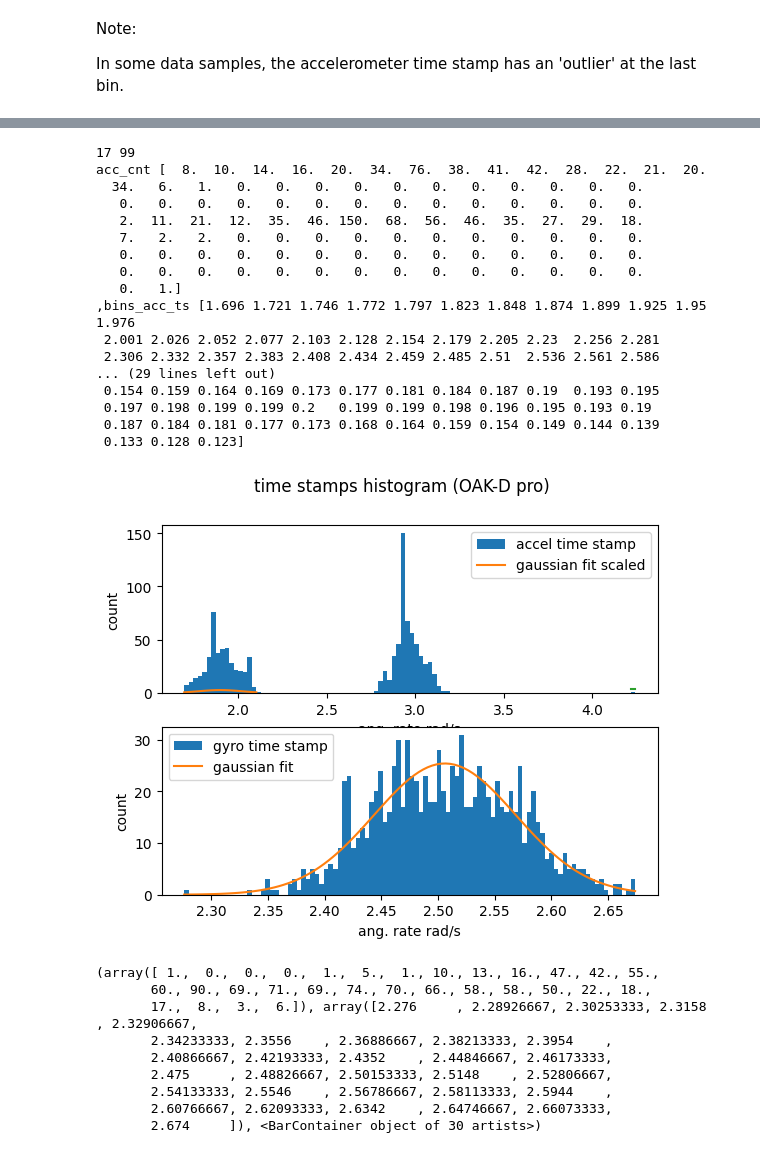
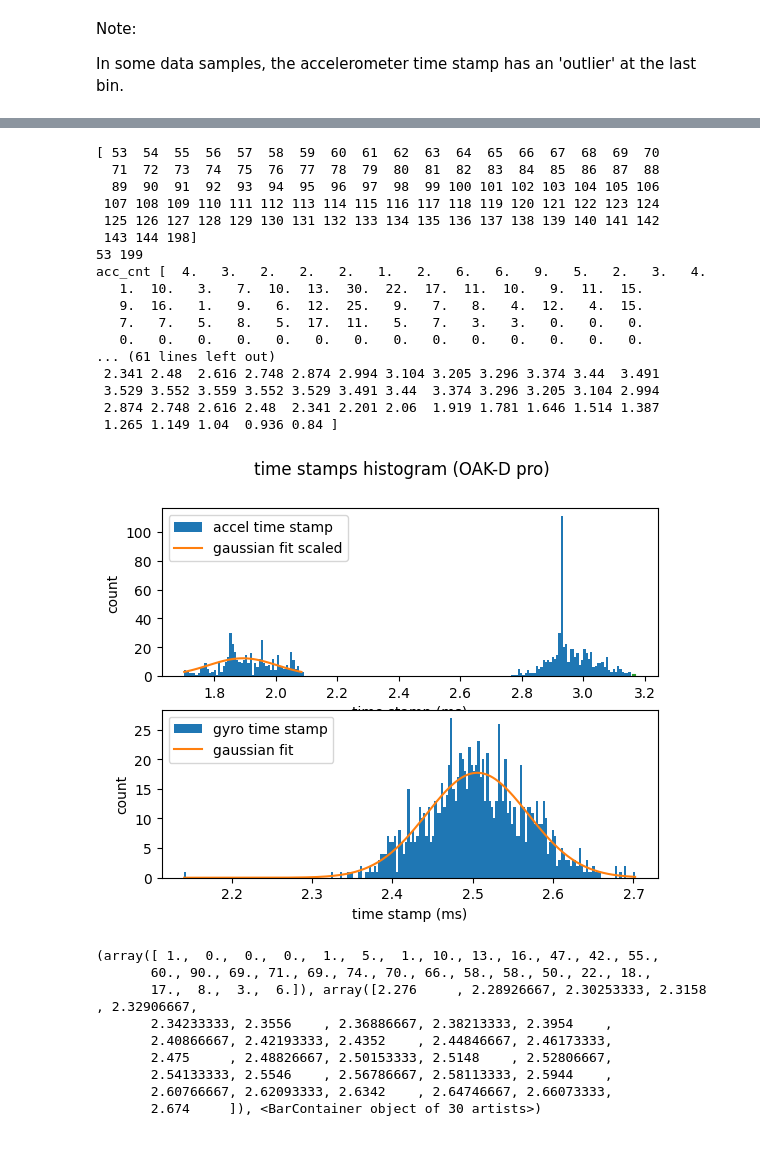
Before and after one commit to diplodocuslongus/depthai2know, a Jupyter notebook: IMU/imu_noise_characterization.ipynb, the cells around one changed output, grey strips where cells are left out. Drawn from its saved outputs; the diff is of its cells as text; code cells hidden in the pictures.

```diff
--- a/IMU/imu_noise_characterization.ipynb
+++ b/IMU/imu_noise_characterization.ipynb
@@ -32,7 +32,15 @@ import scipy.stats as stats
 
 HOME = os.getenv("HOME")
 #CSV_FILENAME = 'imu_oakdpro_1hr_28032024.csv'
-CSV_FILENAME = 'imu_oak_BNO086_6mn_gyroSR400_accSR500.csv'
+# CSV_FILENAME = 'imu_oak_BNO086_6mn_gyroSR400_accSR500_yDown.csv'
+CSV_FILENAME = 'oak_BNO086_6mn_gyroSR400_accSR500_level.csv'
+# CSV_FILENAME = 'oak_BNO086_6mn_gyroSR400_accSR500_xUp.csv'
+
+# CSV_FILENAME = 'oak_BNO086_6mn_gyroSR400_accSR500_yDown.csv'
+# CSV_FILENAME = 'oak_BNO086_6mn_gyroSR400_accSR500_yUp.csv'
+# CSV_FILENAME = 'oak_BNO086_6mn_gyroSR400_accSR500_zUp.csv'
+# CSV_FILENAME = 'oak_BNO086_6mn_gyroSR400_accSR500_zDown.csv'
+# CSV_FILENAME = 'imu_oak_BNO086_6mn_gyroSR400_accSR500.csv'
 # CSV_FILENAME = 'imu_oak_BNO086_6mn_gyroSR100_accSR125.csv'
 # CSV_FILENAME = HOME+'/Data/Drones/IMU/imu_oak_BNO086_2hr_02042024.csv'
 FS = 100  # Sample rate [Hz]
@@ -101,13 +109,13 @@ print(f'total number of samples: {tot_nb_sample}')
 # %% [output]
 total number of samples: 144000
 # %%
-NBINS = 100
+NBINS = 200
 acc_ts_grad=np.gradient(acc_ts[1:]) # remove the first sample which is off
 gyro_ts_grad=np.gradient(ts)
 print(len(acc_ts_grad))
 # idx_high_ts = np.where(acc_ts_grad < 1.0)
 # print(idx_high_ts)
-print(f'{acc_ts_grad}')
+# print(f'{acc_ts_grad}')
 # plt.hist(acc_ts_grad,NBINS)
 # %% [output]
 999
@@ -141,11 +131,12 @@ f, axarr = plt.subplots(2, sharex=False)
 # f.set_figheight(12)
 # f.set_figwidth(8)
 f.suptitle(f'time stamps histogram (OAK-D pro)',fontsize = 12)
-acc_cnt, bins_acc_ts, _ = axarr[0].hist(acc_ts_grad, NBINS , density=False, label='accel time stamp') # alpha=0.1 is the opacity (alpha in 0 - 1 range)
+acc_cnt, bins_acc_ts, b = axarr[0].hist(acc_ts_grad, NBINS , density=False, label='accel time stamp') # alpha=0.1 is the opacity (alpha in 0 - 1 range)
 gyr_cnt, bins_gyro_ts, _ = axarr[1].hist(gyro_ts_grad, NBINS, density=False, label='gyro time stamp') #, density=1, alpha=0.5,label='gyro time stamp')
 
 # split the time stamp histo of the slowest sensor (the one with the smallest sampling rate)
 idx_bin_0_ts = np.where(acc_cnt == 0.0)[0]
+print(idx_bin_0_ts)
 idx_low_bins_ts = idx_bin_0_ts[0] # end index for which the histo count is not zero (lower ts)
 idx_hi_bins_ts = idx_bin_0_ts[-1]+1 # start index from which the histo count is not zero (higher ts)
 # print(idx_bin_0_ts,idx_low_bins_ts,idx_hi_bins_ts)
@@ -153,6 +144,9 @@ print(idx_low_bins_ts,idx_hi_bins_ts)
 
 bins_acc_low_ts = bins_acc_ts[:idx_low_bins_ts]
 bins_acc_hi_ts = bins_acc_ts[idx_hi_bins_ts:]
+
+cnt_acc_low_ts = acc_cnt[:idx_low_bins_ts]
+cnt_acc_hi_ts = acc_cnt[idx_hi_bins_ts:]
 # print(idx_hi_bins_ts)
 # print(bins_acc_low_ts, bins_acc_hi_ts, acc_cnt[idx_hi_bins_ts])
 # pouet
@@ -160,7 +154,7 @@ bins_acc_hi_ts = bins_acc_ts[idx_hi_bins_ts:]
 with np.printoptions(precision=3, suppress=True):
     print(f'acc_cnt {acc_cnt}\n,bins_acc_ts {bins_acc_ts}\n b {b}')
     print(f'gyr_cnt = {gyr_cnt},\nbins_gyro_ts {bins_gyro_ts}')
-
+'''
 # axarr[0].set_title('Gyro Angular rate X')
 accel_expectd_fit=(1.7,.06,100,3,0.06,200)
 # Create an array of length num_bins containing the center of each bin.
@@ -183,10 +177,7 @@ gyr_sigma=np.sqrt(np.diag(gyr_cov))
 print(f'gyr_params {gyr_params} ,{gyr_sigma}')
 # params,cov=curve_fit(bimodal,bins_acc_ts,expected)
 # print(f'bins from histo: { bins_gx,bins_gy,bins_gz}')
-
-mu, sigma = zip(stats.norm.fit(bins_acc_low_ts),stats.norm.fit(bins_acc_hi_ts),stats.norm.fit(gyro_ts_grad))
-mu_lowts, sigma_lowts = stats.norm.fit(acc_ts_grad)
-
+'''
 '''
 # yet another way for the fit
 from scipy.optimize import leastsq
@@ -197,54 +188,60 @@ init  = [1.0, 0.5, 0.5]
 # init  = [1.0, 0.5, 0.5, 0.5]
 out   = leastsq( errfunc, init, args=(gyr_cnt,gyro_bin_centers))
 c = out[0]
 print("Fit Coefficients:")
 print(c[0],c[1],abs(c[2]))
 # print(c[0],c[1],abs(c[2]),c[3])
 '''
 
+mu, sigma = zip(stats.norm.fit(bins_acc_low_ts),stats.norm.fit(bins_acc_hi_ts),stats.norm.fit(gyro_ts_grad))
+mu_lowts, sigma_lowts = stats.norm.fit(acc_ts_grad)
+
+
 print(f'Gaussian best fit mu, sigma = {mu,sigma}\nlower FS ts: {mu_lowts,sigma_lowts})')
 # gauss_fit_accts = stats.norm.pdf(bins_acc_ts, mu[0], sigma[0])
 gauss_fit_accts_low_ts = stats.norm.pdf(bins_acc_low_ts, mu[0], sigma[0])
 gauss_fit_accts_hi_ts = stats.norm.pdf(bins_acc_hi_ts, mu[1], sigma[1])
 gauss_fit_gyrots =  stats.norm.pdf(bins_gyro_ts, mu[2], sigma[2])
 # gauss_fit_gyrots = 1/sigma[1]* stats.norm.pdf(bins_gyro_ts, mu[1], sigma[1])
 # axarr[0].plot(bins_acc_low_ts,gauss_fit_accts_low_ts,label = 'gaussian fit')
-axarr[0].plot(bins_acc_low_ts,sum(bins_acc_low_ts)*gauss_fit_accts_low_ts/sum(gauss_fit_accts_low_ts),label = 'gaussian fit scaled')
-axarr[0].plot(bins_acc_hi_ts,sum(bins_acc_hi_ts)*gauss_fit_accts_hi_ts/sum(gauss_fit_accts_hi_ts))
+axarr[0].plot(bins_acc_low_ts,sum(cnt_acc_low_ts)*gauss_fit_accts_low_ts/sum(gauss_fit_accts_low_ts),label = 'gaussian fit scaled')
+axarr[0].plot(bins_acc_hi_ts,sum(cnt_acc_hi_ts)*gauss_fit_accts_hi_ts/sum(gauss_fit_accts_hi_ts))
 # axarr[0].plot(bins_acc_ts,gauss_fit_accts,label = 'gaussian fit')
 # axarr[0].plot(bins_acc_ts,bimodal(bins_acc_ts,*acc_params),'r+',label = 'bimodal fit')
 
 # axarr[1].plot(bins_gyro_ts,1/sigma[1]*gauss_fit_gyrots,label = 'gaussian fit')
 axarr[1].plot(bins_gyro_ts,sum(gyr_cnt)*gauss_fit_gyrots/sum(gauss_fit_gyrots),label = 'gaussian fit')
 # axarr[1].plot(bins_gyro_ts, fitfunc(c, bins_gyro_ts))
 # axarr[1].plot(bins_gyro_ts,gauss(bins_gyro_ts,*gyr_params),label = 'curve fit')
 with np.printoptions(precision=3, suppress=True):
-    print(f'gauss_fit_accts \n{gauss_fit_accts}')
+    print(f'gauss_fit_accts_low \n{gauss_fit_accts_low_ts}')
+    # print(f'gauss_fit_accts \n{gauss_fit_accts}')
 for i in range(2):
     # axarr[i].grid()
     axarr[i].set_ylabel('count')
-    axarr[i].set_xlabel('ang. rate rad/s')
+    axarr[i].set_xlabel('time stamp (ms)')
     axarr[i].legend()
 # print(dataArr.shape)
+f.savefig('test.png', bbox_inches='tight')
 # %% [output]
-17 99
-acc_cnt [  8.  10.  14.  16.  20.  34.  76.  38.  41.  42.  28.  22.  21.  20.
-  34.   6.   1.   0.   0.   0.   0.   0.   0.   0.   0.   0.   0.   0.
+[ 53  54  55  56  57  58  59  60  61  62  63  64  65  66  67  68  69  70
+  71  72  73  74  75  76  77  78  79  80  81  82  83  84  85  86  87  88
+  89  90  91  92  93  94  95  96  97  98  99 100 101 102 103 104 105 106
+ 107 108 109 110 111 112 113 114 115 116 117 118 119 120 121 122 123 124
+ 125 126 127 128 129 130 131 132 133 134 135 136 137 138 139 140 141 142
+ 143 144 198]
+53 199
+acc_cnt [  4.   3.   2.   2.   2.   1.   2.   6.   6.   9.   5.   2.   3.   4.
+   1.  10.   3.   7.  10.  13.  30.  22.  17.  11.  10.   9.  11.  15.
+   9.  16.   1.   9.   6.  12.  25.   9.   7.   8.   4.  12.   4.  15.
+   7.   7.   5.   8.   5.  17.  11.   5.   7.   3.   3.   0.   0.   0.
    0.   0.   0.   0.   0.   0.   0.   0.   0.   0.   0.   0.   0.   0.
-   2.  11.  21.  12.  35.  46. 150.  68.  56.  46.  35.  27.  29.  18.
-   7.   2.   2.   0.   0.   0.   0.   0.   0.   0.   0.   0.   0.   0.
-   0.   0.   0.   0.   0.   0.   0.   0.   0.   0.   0.   0.   0.   0.
-   0.   0.   0.   0.   0.   0.   0.   0.   0.   0.   0.   0.   0.   0.
-   0.   1.]
-,bins_acc_ts [1.696 1.721 1.746 1.772 1.797 1.823 1.848 1.874 1.899 1.925 1.95  1.976
- 2.001 2.026 2.052 2.077 2.103 2.128 2.154 2.179 2.205 2.23  2.256 2.281
- 2.306 2.332 2.357 2.383 2.408 2.434 2.459 2.485 2.51  2.536 2.561 2.586
-... (29 lines left out)
- 0.154 0.159 0.164 0.169 0.173 0.177 0.181 0.184 0.187 0.19  0.193 0.195
- 0.197 0.198 0.199 0.199 0.2   0.199 0.199 0.198 0.196 0.195 0.193 0.19
- 0.187 0.184 0.181 0.177 0.173 0.168 0.164 0.159 0.154 0.149 0.144 0.139
- 0.133 0.128 0.123]
+... (61 lines left out)
+ 2.341 2.48  2.616 2.748 2.874 2.994 3.104 3.205 3.296 3.374 3.44  3.491
+ 3.529 3.552 3.559 3.552 3.529 3.491 3.44  3.374 3.296 3.205 3.104 2.994
+ 2.874 2.748 2.616 2.48  2.341 2.201 2.06  1.919 1.781 1.646 1.514 1.387
+ 1.265 1.149 1.04  0.936 0.84 ]
-[figure, old version]
+[figure, new version]
 # %%
 gyro_ts_grad=np.gradient(ts)
 # print(f'{np.gradient(acc_ts)}')
```
Also changed, not shown: parts of 4 cells of this notebook, 5 other files.
